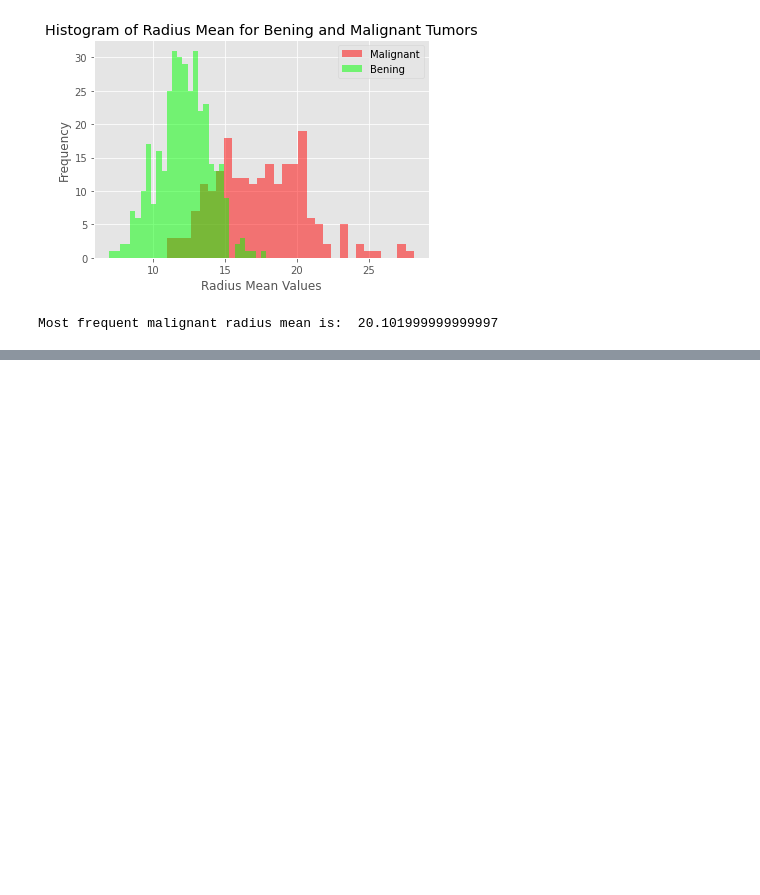
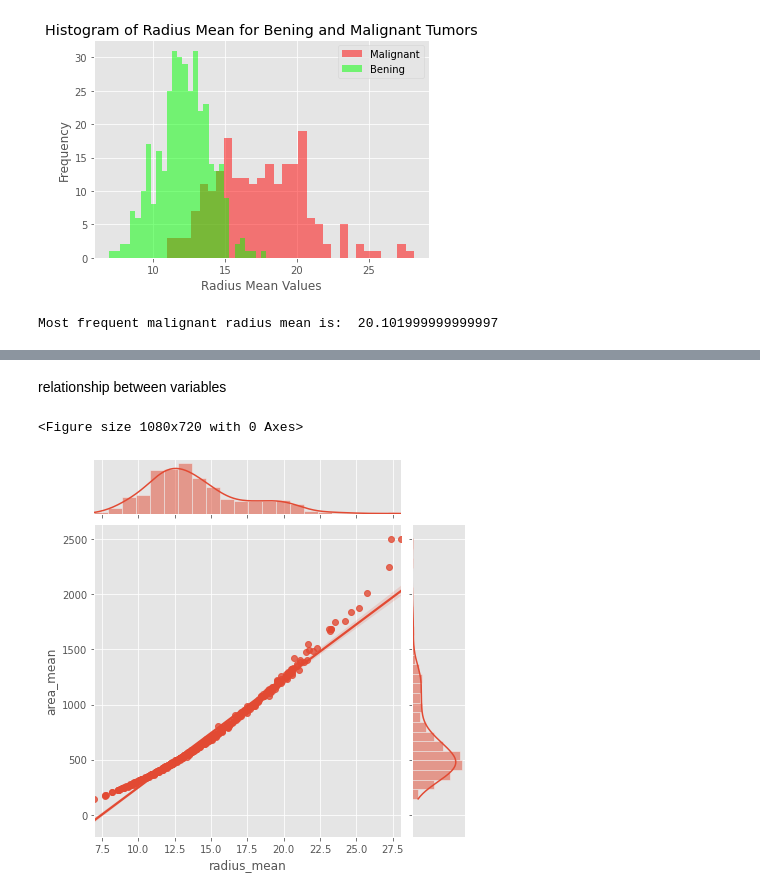
Before and after one commit to mozhgans/statisticalLearning, a Jupyter notebook: statistical_learning.ipynb, the cells around one changed output, grey strips where cells are left out. Saved outputs shown, nothing was run; the diff lists cells and outputs as text; code cells hidden in the pictures; blank space fills up the shorter version.

```diff
--- a/statistical_learning.ipynb
+++ b/statistical_learning.ipynb
@@ -63,0 +130,9 @@ Most frequent malignant radius mean is:  20.101999999999997
+# %% [markdown]
+relationship between variables
+# %%
+plt.figure(figsize = (15,10))
+sns.jointplot(data.radius_mean,data.area_mean,kind="reg")
+plt.show()
+# %% [output]
+<Figure size 1080x720 with 0 Axes>
+[figure, added]
```
Also changed, not shown: parts of 26 cells of this notebook.
